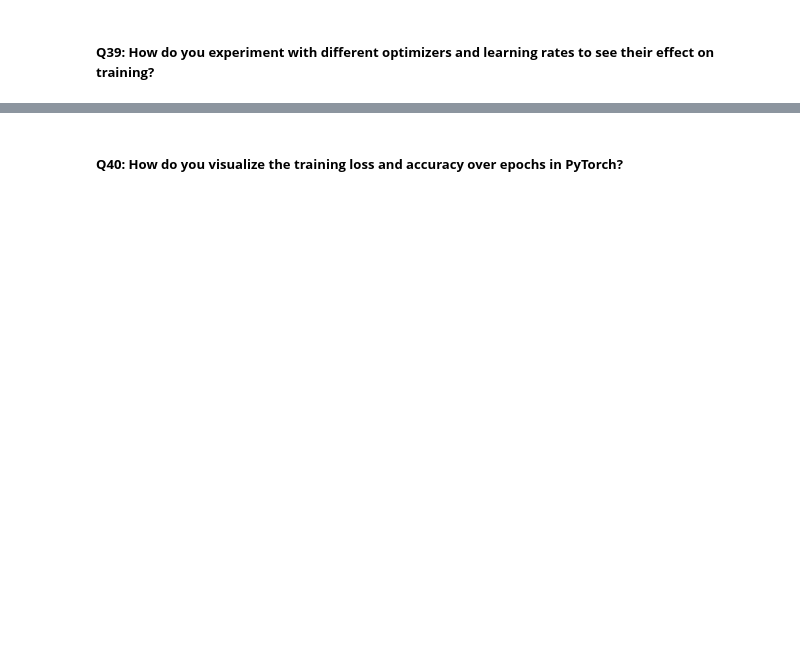
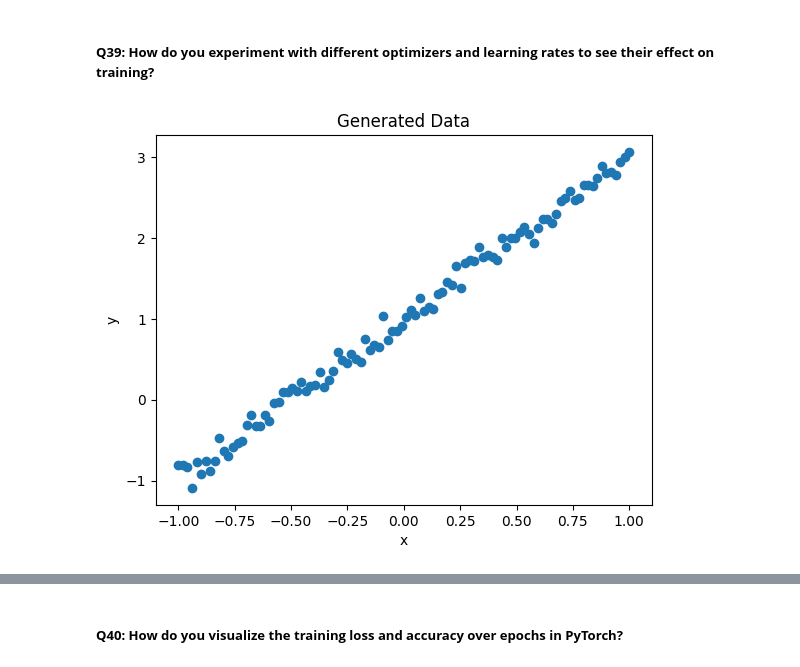
Before and after one commit to fellmir/pyTorchBasis, a Jupyter notebook: 00-basic-examples/example1/01-notebooks/01_intro_to_pytorch.ipynb, the cells around one changed output, grey strips where cells are left out. Saved outputs shown, nothing was run; the diff lists cells and outputs as text; code cells hidden in the pictures; blank space fills up the shorter version.

```diff
--- a/00-basic-examples/example1/01-notebooks/01_intro_to_pytorch.ipynb
+++ b/00-basic-examples/example1/01-notebooks/01_intro_to_pytorch.ipynb
@@ -1110,2 +2025,19 @@ ComplexNN(
 # %% [markdown]
 ##### **Q39: How do you experiment with different optimizers and learning rates to see their effect on training?**
+# %%
+# Generate new data
+torch.manual_seed(42)
+
+m = 2.0
+b = 1.0
+
+x = torch.linspace(-1, 1, 100).unsqueeze(1)
+y = m * x + b + torch.randn(x.size()) * 0.1
+
+plt.scatter(x.numpy(), y.numpy())
+plt.xlabel('x')
+plt.ylabel('y')
+plt.title('Generated Data')
+plt.show()
+# %% [output]
+[figure, added]
```
Also changed, not shown: parts of 53 cells of this notebook.
